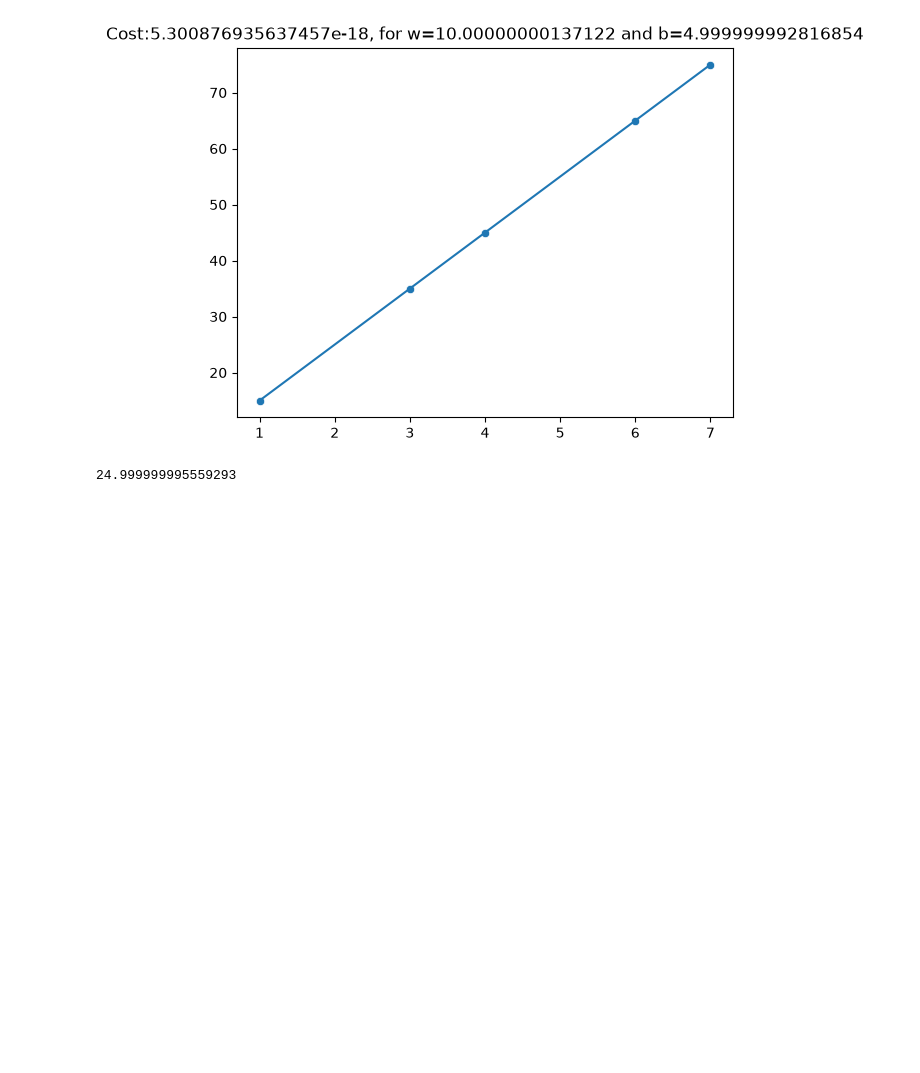
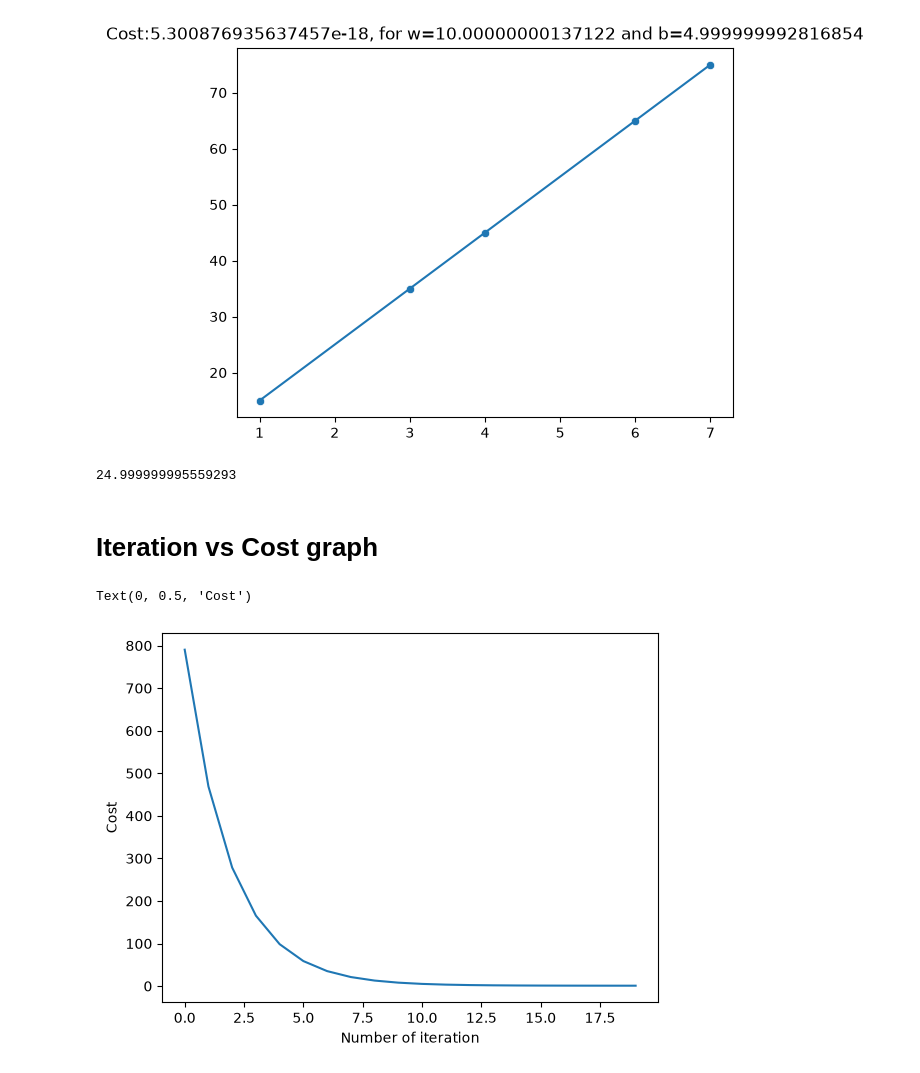
Before and after one commit to SamiulIslam007/phitron-machine-learning-practice, a Jupyter notebook: simple_linear_regression.ipynb, the cells around one changed output. Drawn from its saved outputs; the diff is of its cells as text; code cells hidden in the pictures; blank space fills up the shorter version.

Commit message:
Iteration vs Cost graph

```diff
--- a/simple_linear_regression.ipynb
+++ b/simple_linear_regression.ipynb
@@ -194,7 +194,7 @@ def gradient_descent(X, y, w_input , b_input, max_iter  ,alpha= 0.01):
 
     return w,b, cost_memo, iteration
 # %%
-w_final, b_final, memo, iter = gradient_descent(X, y, w_input=0 , b_input = 0, max_iter = 10000  ,alpha= 0.01)
+w_final, b_final, cost_memo, iter = gradient_descent(X, y, w_input=0 , b_input = 0, max_iter = 10000  ,alpha= 0.01)
 # %% [output]
 iteration :0 w:2.4300 ,b:0.4700 , dj_dw:-243.0000, dj_db:-47.0000, cost: 790.3717
 iteration :100 w:10.4659 ,b:2.5593 , dj_dw:0.0926, dj_db:-0.4848, cost: 0.6120
@@ -237,3 +237,12 @@ prediction = w_final * x + b_final
 print(prediction)
 # %% [output]
 24.999999995559293
+# %% [markdown]
+# Iteration vs Cost graph
+# %%
+plt.plot(iter[:20 ],cost_memo[:20])
+plt.xlabel('Number of iteration')
+plt.ylabel('Cost')
+# %% [output]
+Text(0, 0.5, 'Cost')
+[figure, added]
```
